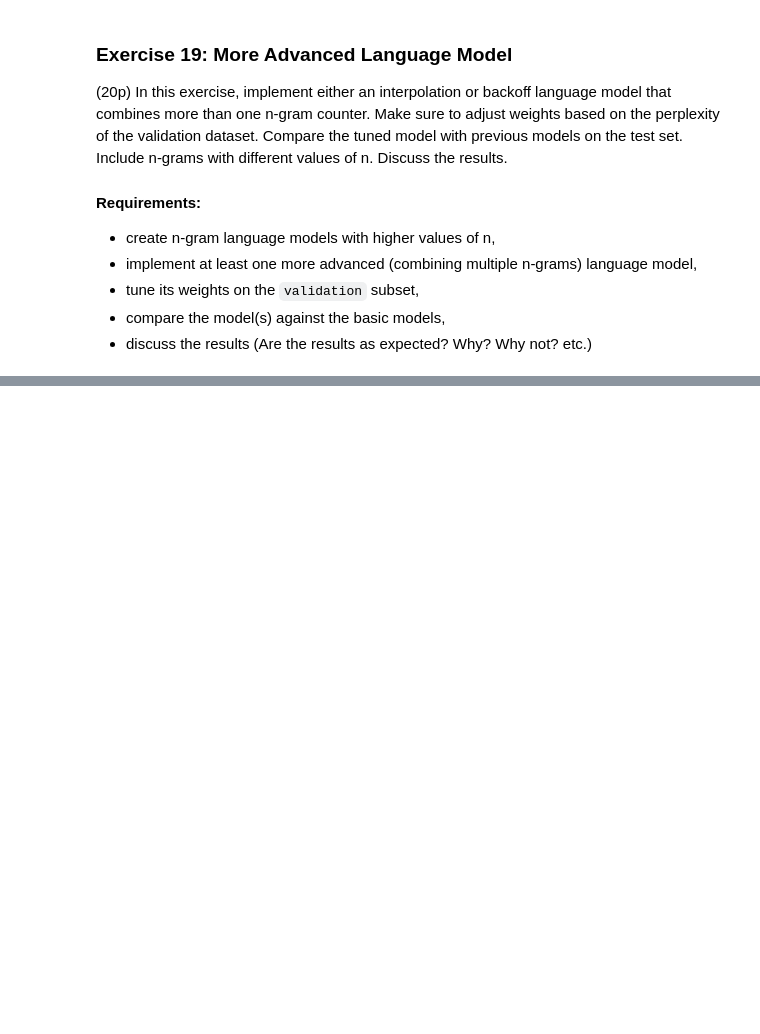
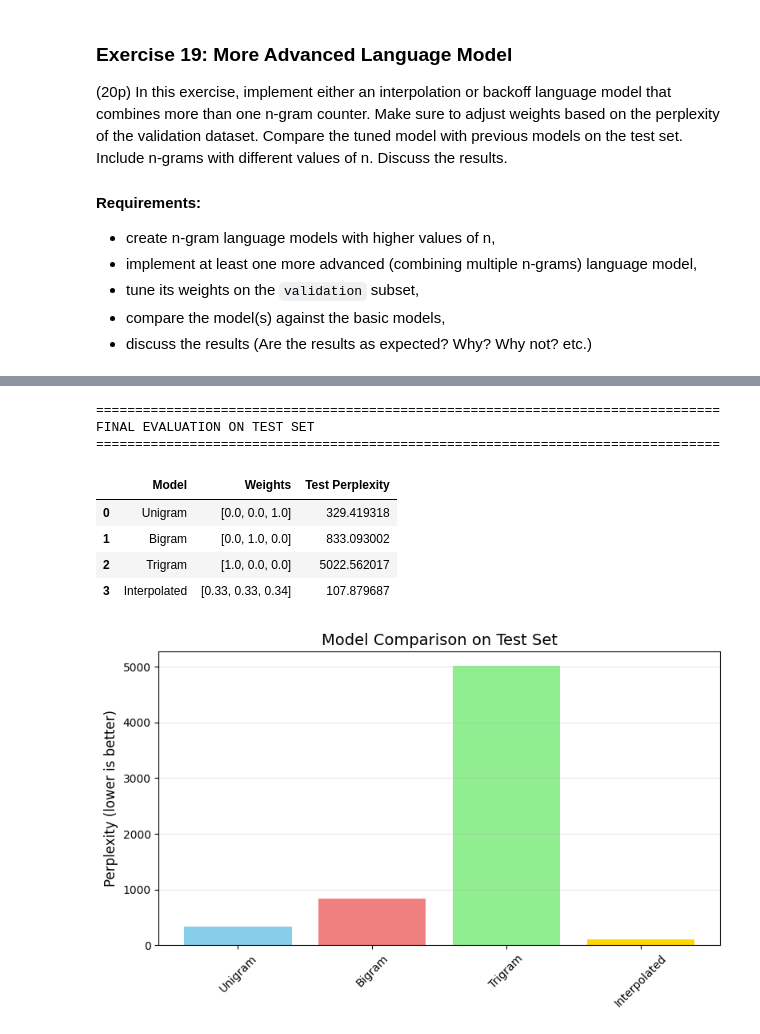
Before and after one commit to OmericoN/NLP_Labs1_Group18, a Jupyter notebook: Lab_1_Omer.ipynb, the cells around one changed output, grey strips where cells are left out. Cells and saved outputs as stored; diff of their text form; code cells hidden in the pictures; blank space fills up the shorter version.

```diff
--- a/Lab_1_Omer.ipynb
+++ b/Lab_1_Omer.ipynb
@@ -1564,0 +1942,7 @@ Discuss the results.
+# %%
+print("=" * 80)
+print("TRAINING INTERPOLATED N-GRAM MODEL")
+print("=" * 80)
+
+lm = InterpolatedNGramLM(n_values=[3, 2, 1]) # Trigram, Bigram, Unigram
+lm.train(train_data)
@@ -1564,0 +2013,43 @@ Discuss the results.
+# %%
+print("=" * 80)
+print("FINAL EVALUATION ON TEST SET")
+print("=" * 80)
+
+pure_unigram_w = [0.0, 0.0, 1.0]
+pure_bigram_w = [0.0, 1.0, 0.0]
+pure_trigram_w = [1.0, 0.0, 0.0]
+
+perp_uni = lm.calculate_perplexity(test_data, pure_unigram_w)
+perp_bi = lm.calculate_perplexity(test_data, pure_bigram_w)
+perp_tri = lm.calculate_perplexity(test_data, pure_trigram_w)
+perp_interpolated = lm.calculate_perplexity(test_data, best_weights)
+
+results = [
+    {'Model': 'Unigram', 'Weights': str(pure_unigram_w), 'Test Perplexity': perp_uni},
+    {'Model': 'Bigram', 'Weights': str(pure_bigram_w), 'Test Perplexity': perp_bi},
+    {'Model': 'Trigram', 'Weights': str(pure_trigram_w), 'Test Perplexity': perp_tri},
+    {'Model': 'Interpolated', 'Weights': str(best_weights), 'Test Perplexity': perp_interpolated}
+]
+
+df_results = pd.DataFrame(results)
+display(df_results)
+
+plt.figure(figsize=(8, 5))
+plt.bar(df_results['Model'], df_results['Test Perplexity'],
+        color=['skyblue', 'lightcoral', 'lightgreen', 'gold'])
+plt.ylabel('Perplexity (lower is better)', fontsize=12)
+plt.title('Model Comparison on Test Set', fontsize=14)
+plt.xticks(rotation=45)
+plt.grid(True, alpha=0.3, axis='y')
+plt.tight_layout()
+plt.show()
+# %% [output]
+================================================================================
+FINAL EVALUATION ON TEST SET
+================================================================================
+|  | Model | Weights | Test Perplexity |
+| 0 | Unigram | [0.0, 0.0, 1.0] | 329.419318 |
+| 1 | Bigram | [0.0, 1.0, 0.0] | 833.093002 |
+| 2 | Trigram | [1.0, 0.0, 0.0] | 5022.562017 |
+| 3 | Interpolated | [0.33, 0.33, 0.34] | 107.879687 |
+[figure, added]
```
Also changed, not shown: parts of 23 cells of this notebook.
